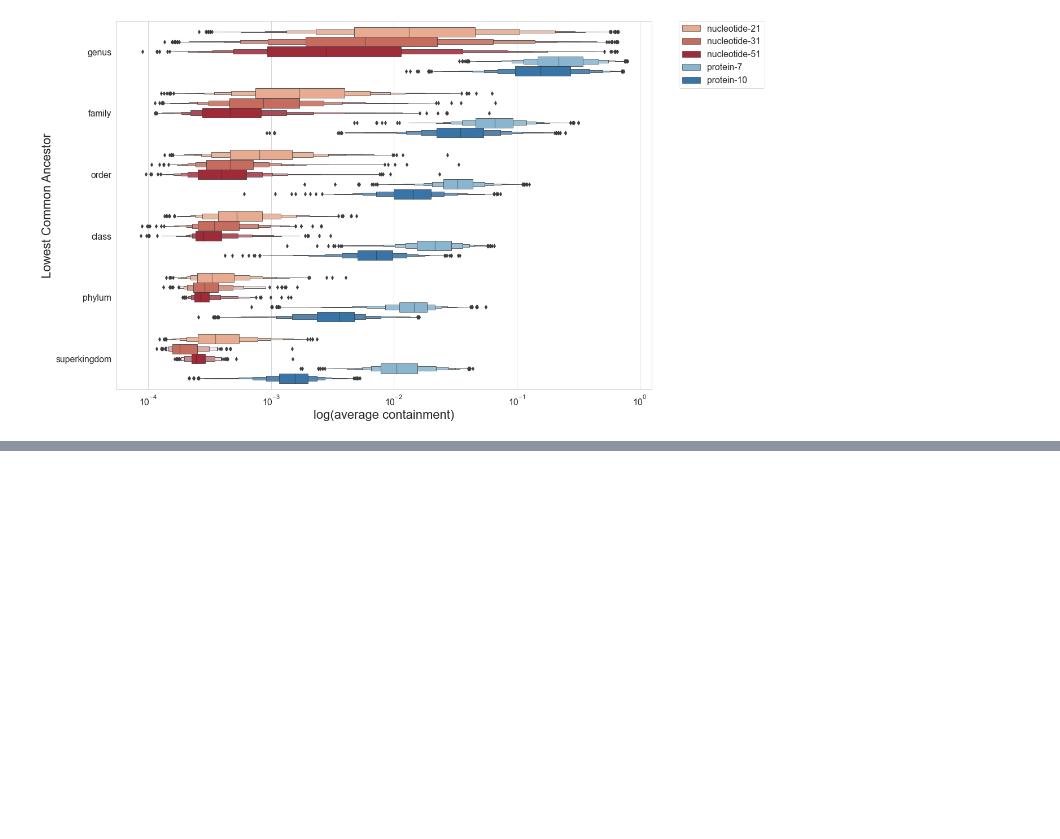
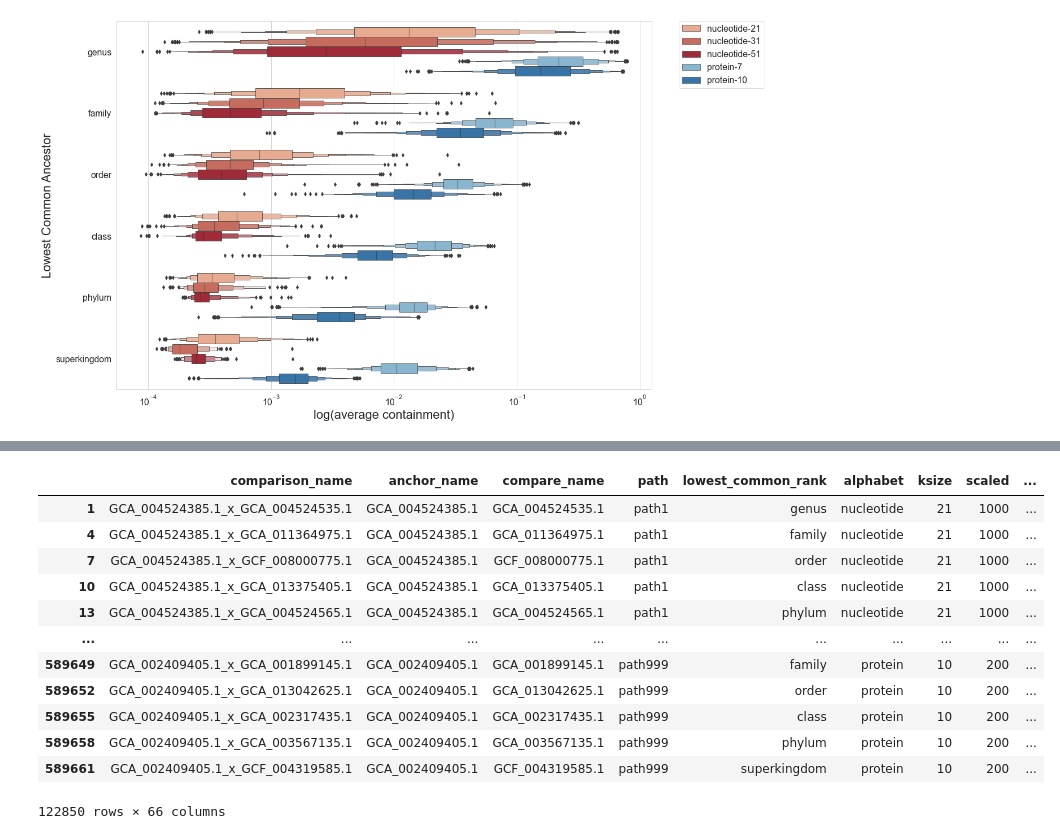
Before and after one commit to bluegenes/2022-protein-kmers-workflow, a Jupyter notebook: notebooks/05.alpha-compare.ipynb, the cells around one changed output, grey strips where cells are left out. Saved outputs shown, nothing was run; the diff lists cells and outputs as text; code cells hidden in the pictures; blank space fills up the shorter version.

```diff
--- a/notebooks/05.alpha-compare.ipynb
+++ b/notebooks/05.alpha-compare.ipynb
@@ -443,0 +444,16 @@ Text(0.5, 0, 'Log(max containment)')
+# %%
+default_scaled_selectk
+# %% [output]
+|  | comparison_name | anchor_name | compare_name | path | lowest_common_rank | alphabet | ksize | scaled | ... |
+| 1 | GCA_004524385.1_x_GCA_004524535.1 | GCA_004524385.1 | GCA_004524535.1 | path1 | genus | nucleotide | 21 | 1000 | ... |
+| 4 | GCA_004524385.1_x_GCA_011364975.1 | GCA_004524385.1 | GCA_011364975.1 | path1 | family | nucleotide | 21 | 1000 | ... |
+| 7 | GCA_004524385.1_x_GCF_008000775.1 | GCA_004524385.1 | GCF_008000775.1 | path1 | order | nucleotide | 21 | 1000 | ... |
+| 10 | GCA_004524385.1_x_GCA_013375405.1 | GCA_004524385.1 | GCA_013375405.1 | path1 | class | nucleotide | 21 | 1000 | ... |
+| 13 | GCA_004524385.1_x_GCA_004524565.1 | GCA_004524385.1 | GCA_004524565.1 | path1 | phylum | nucleotide | 21 | 1000 | ... |
+| ... | ... | ... | ... | ... | ... | ... | ... | ... | ... |
+| 589649 | GCA_002409405.1_x_GCA_001899145.1 | GCA_002409405.1 | GCA_001899145.1 | path999 | family | protein | 10 | 200 | ... |
+| 589652 | GCA_002409405.1_x_GCA_013042625.1 | GCA_002409405.1 | GCA_013042625.1 | path999 | order | protein | 10 | 200 | ... |
+| 589655 | GCA_002409405.1_x_GCA_002317435.1 | GCA_002409405.1 | GCA_002317435.1 | path999 | class | protein | 10 | 200 | ... |
+| 589658 | GCA_002409405.1_x_GCA_003567135.1 | GCA_002409405.1 | GCA_003567135.1 | path999 | phylum | protein | 10 | 200 | ... |
+| 589661 | GCA_002409405.1_x_GCF_004319585.1 | GCA_002409405.1 | GCF_004319585.1 | path999 | superkingdom | protein | 10 | 200 | ... |
+122850 rows × 66 columns
```
Also changed, not shown: parts of 14 cells of this notebook.
